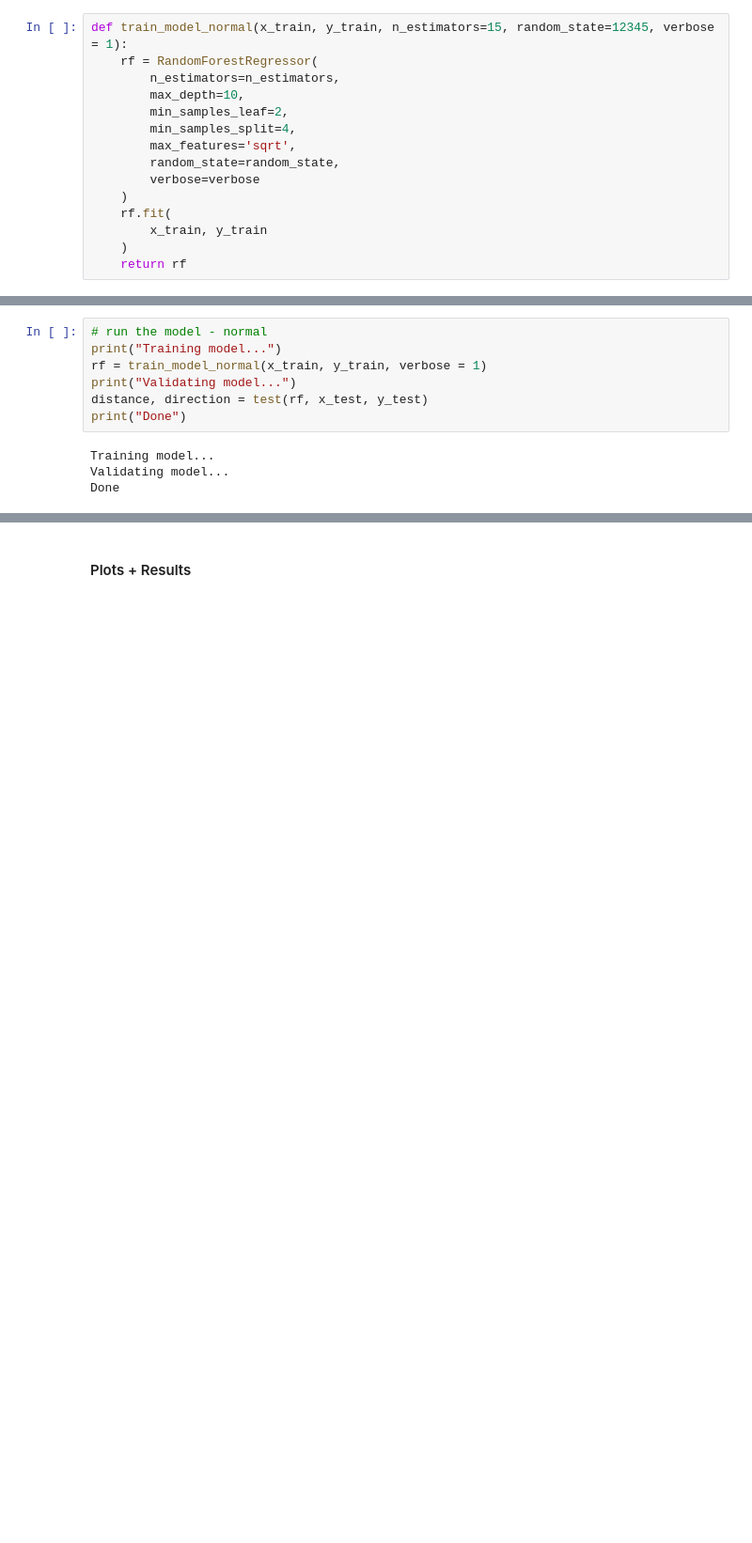
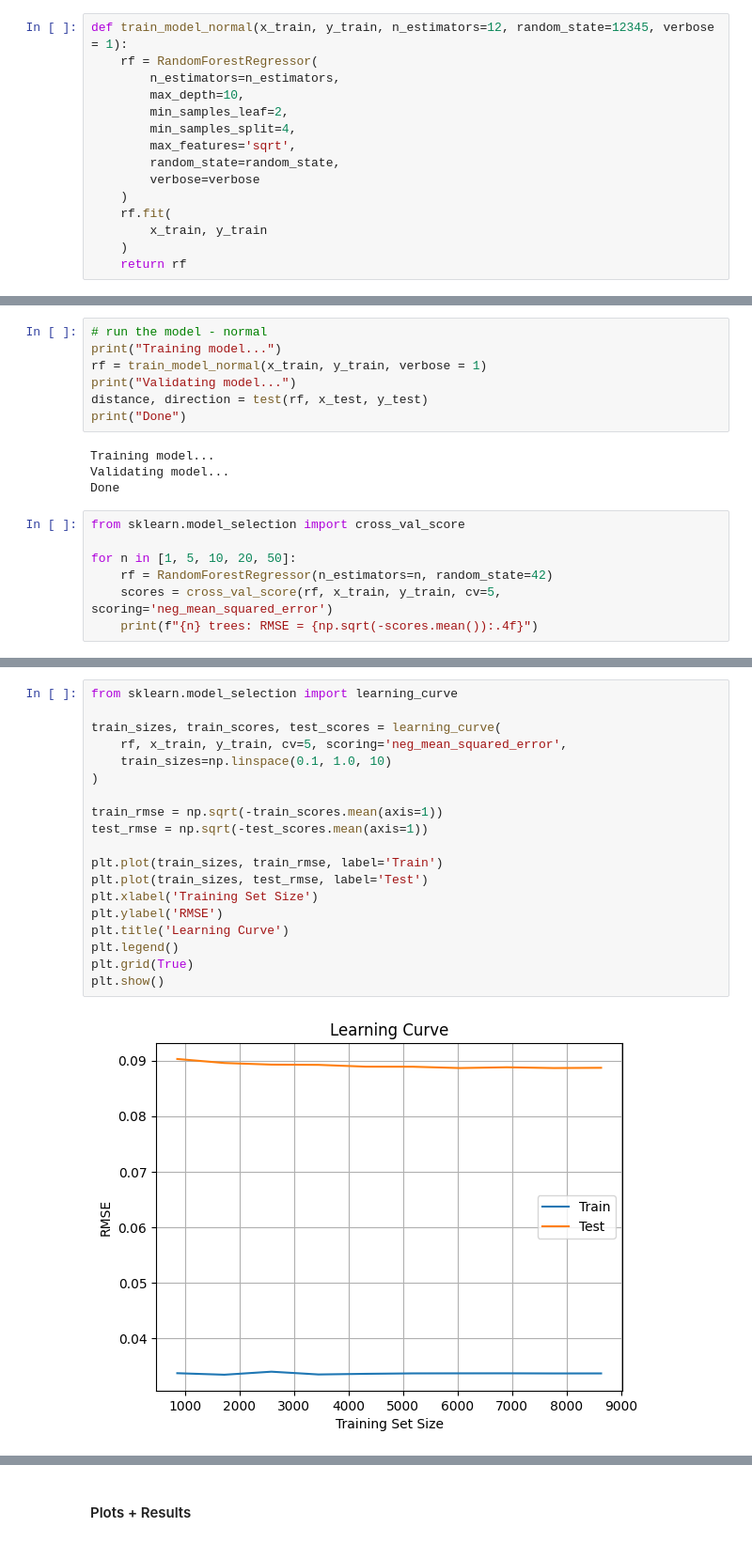
Before and after one commit to arj-shriv/COSI, a Jupyter notebook: random_forests.ipynb, the cells around one changed output, grey strips where cells are left out. Shown at 94% size. Cells and saved outputs as stored; diff of their text form; blank space fills up the shorter version.

```diff
--- a/random_forests.ipynb
+++ b/random_forests.ipynb
@@ -67,7 +72,7 @@ def adjust_x(x):
 
     return adj_x
 # %%
-def train_model_normal(x_train, y_train, n_estimators=15, random_state=12345, verbose = 1):
+def train_model_normal(x_train, y_train, n_estimators=12, random_state=12345, verbose = 1):
     rf = RandomForestRegressor(
         n_estimators=n_estimators,
         max_depth=10,
@@ -218,3 +249,10 @@ print("Done")
 Training model...
 Validating model...
 Done
+# %%
+from sklearn.model_selection import cross_val_score
+
+for n in [1, 5, 10, 20, 50]:
+    rf = RandomForestRegressor(n_estimators=n, random_state=42)
+    scores = cross_val_score(rf, x_train, y_train, cv=5, scoring='neg_mean_squared_error')
+    print(f"{n} trees: RMSE = {np.sqrt(-scores.mean()):.4f}")
@@ -221,3 +262,24 @@ Done
+# %%
+from sklearn.model_selection import learning_curve
+
+train_sizes, train_scores, test_scores = learning_curve(
+    rf, x_train, y_train, cv=5, scoring='neg_mean_squared_error',
+    train_sizes=np.linspace(0.1, 1.0, 10)
+)
+
+train_rmse = np.sqrt(-train_scores.mean(axis=1))
+test_rmse = np.sqrt(-test_scores.mean(axis=1))
+
+plt.plot(train_sizes, train_rmse, label='Train')
+plt.plot(train_sizes, test_rmse, label='Test')
+plt.xlabel('Training Set Size')
+plt.ylabel('RMSE')
+plt.title('Learning Curve')
+plt.legend()
+plt.grid(True)
+plt.show()
+# %% [output]
+[figure, added]
 # %%
 #actually run the model - see effect of # of trees
 print("Training model...")
```
Also changed, not shown: parts of 9 cells of this notebook.
